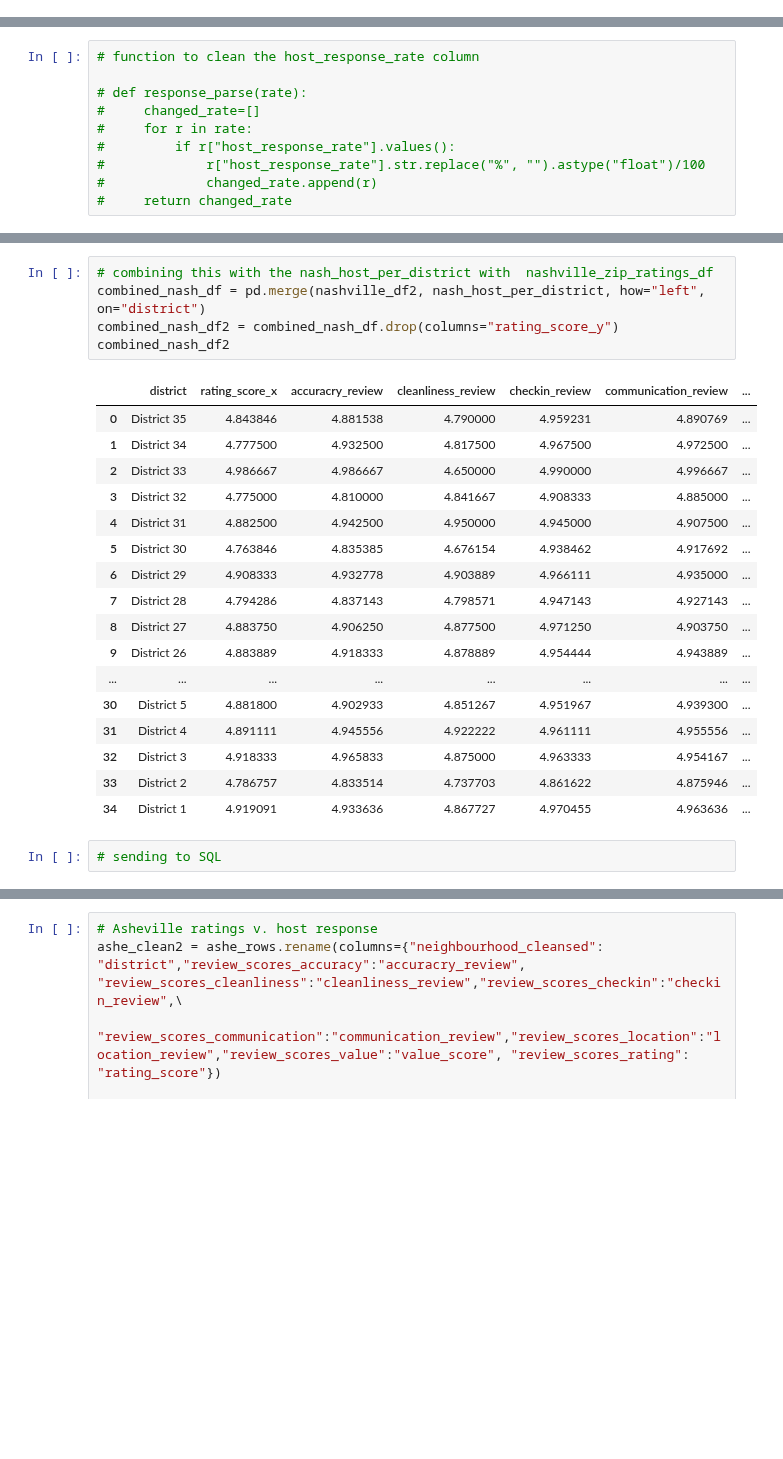
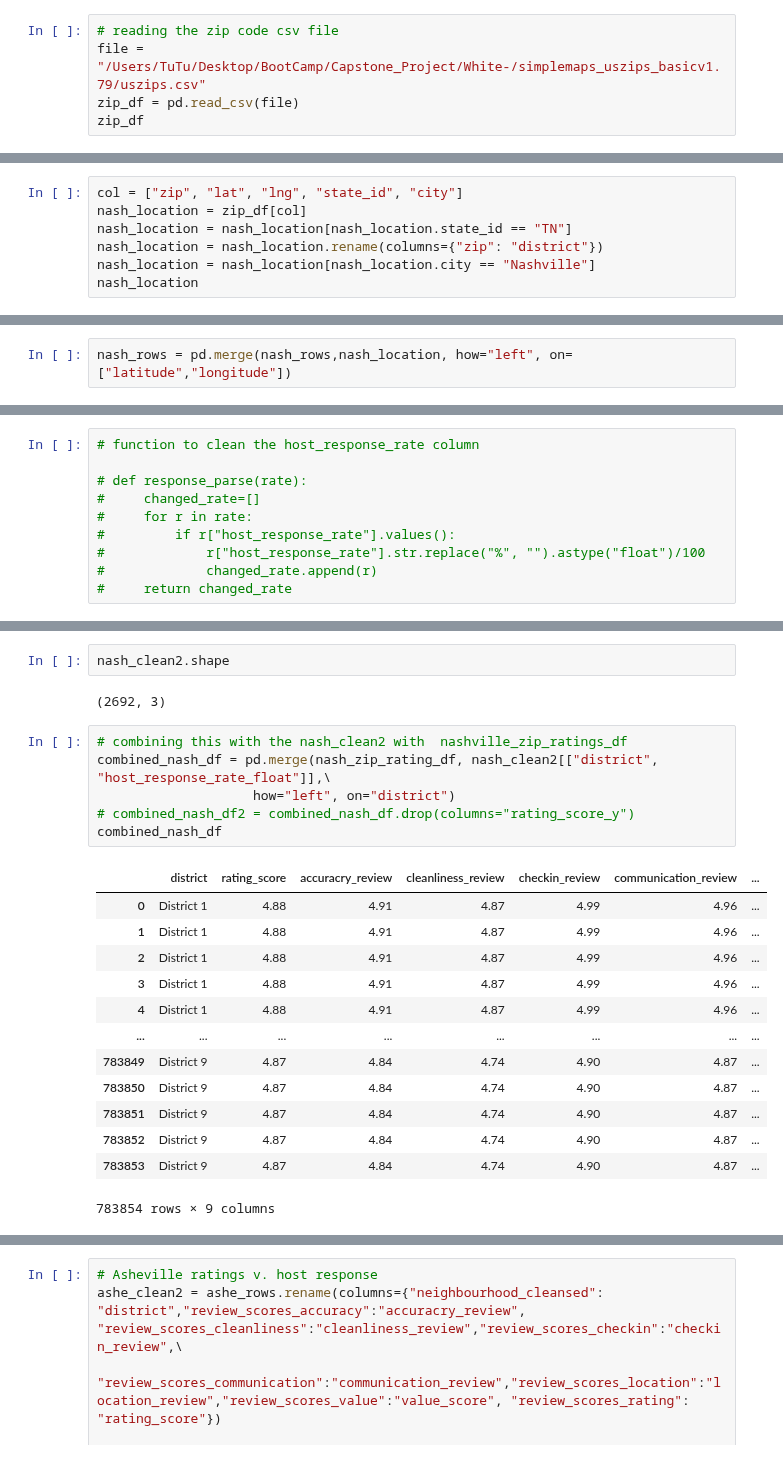
Before and after one commit to JonathanBrown003/Airbnb-A-Closer-Look-Nashville-Asheville, a Jupyter notebook: Analysis_Tu.ipynb, the cells around one changed output, grey strips where cells are left out. Saved outputs shown, nothing was run; the diff lists cells and outputs as text; blank space fills up the shorter version.

```diff
--- a/Analysis_Tu.ipynb
+++ b/Analysis_Tu.ipynb
@@ -5,3 +5,8 @@ import pandas as pd
 import numpy as np
 from sqlalchemy import create_engine
 from config import db_password
+# %%
+# reading the zip code csv file
+file = "/Users/TuTu/Desktop/BootCamp/Capstone_Project/White-/simplemaps_uszips_basicv1.79/uszips.csv"
+zip_df = pd.read_csv(file)
+zip_df
@@ -7,0 +27,7 @@ from config import db_password
+# %%
+col = ["zip", "lat", "lng", "state_id", "city"]
+nash_location = zip_df[col]
+nash_location = nash_location[nash_location.state_id == "TN"]
+nash_location = nash_location.rename(columns={"zip": "district"})
+nash_location = nash_location[nash_location.city == "Nashville"]
+nash_location
@@ -130,0 +229,2 @@ Index(['id', 'listing_url', 'name', 'description', 'neighborhood_overview',
+# %%
+nash_rows = pd.merge(nash_rows,nash_location, how="left", on=["latitude","longitude"])
@@ -1452,25 +1602,24 @@ nash_host_per_district
+# %%
+nash_clean2.shape
+# %% [output]
+(2692, 3)
 # %%
-# combining this with the nash_host_per_district with  nashville_zip_ratings_df
-combined_nash_df = pd.merge(nashville_df2, nash_host_per_district, how="left", on="district")
-combined_nash_df2 = combined_nash_df.drop(columns="rating_score_y")
-combined_nash_df2
+# combining this with the nash_clean2 with  nashville_zip_ratings_df
+combined_nash_df = pd.merge(nash_zip_rating_df, nash_clean2[["district", "host_response_rate_float"]],\
+                    how="left", on="district")
+# combined_nash_df2 = combined_nash_df.drop(columns="rating_score_y")
+combined_nash_df
 # %% [output]
-|  | district | rating_score_x | accuracry_review | cleanliness_review | checkin_review | communication_review | ... |
-| 0 | District 35 | 4.843846 | 4.881538 | 4.790000 | 4.959231 | 4.890769 | ... |
-| 1 | District 34 | 4.777500 | 4.932500 | 4.817500 | 4.967500 | 4.972500 | ... |
-| 2 | District 33 | 4.986667 | 4.986667 | 4.650000 | 4.990000 | 4.996667 | ... |
-| 3 | District 32 | 4.775000 | 4.810000 | 4.841667 | 4.908333 | 4.885000 | ... |
-| 4 | District 31 | 4.882500 | 4.942500 | 4.950000 | 4.945000 | 4.907500 | ... |
-| 5 | District 30 | 4.763846 | 4.835385 | 4.676154 | 4.938462 | 4.917692 | ... |
-| 6 | District 29 | 4.908333 | 4.932778 | 4.903889 | 4.966111 | 4.935000 | ... |
-| 7 | District 28 | 4.794286 | 4.837143 | 4.798571 | 4.947143 | 4.927143 | ... |
-| 8 | District 27 | 4.883750 | 4.906250 | 4.877500 | 4.971250 | 4.903750 | ... |
-| 9 | District 26 | 4.883889 | 4.918333 | 4.878889 | 4.954444 | 4.943889 | ... |
+|  | district | rating_score | accuracry_review | cleanliness_review | checkin_review | communication_review | ... |
+| 0 | District 1 | 4.88 | 4.91 | 4.87 | 4.99 | 4.96 | ... |
+| 1 | District 1 | 4.88 | 4.91 | 4.87 | 4.99 | 4.96 | ... |
+| 2 | District 1 | 4.88 | 4.91 | 4.87 | 4.99 | 4.96 | ... |
+| 3 | District 1 | 4.88 | 4.91 | 4.87 | 4.99 | 4.96 | ... |
+| 4 | District 1 | 4.88 | 4.91 | 4.87 | 4.99 | 4.96 | ... |
 | ... | ... | ... | ... | ... | ... | ... | ... |
-| 30 | District 5 | 4.881800 | 4.902933 | 4.851267 | 4.951967 | 4.939300 | ... |
-| 31 | District 4 | 4.891111 | 4.945556 | 4.922222 | 4.961111 | 4.955556 | ... |
-| 32 | District 3 | 4.918333 | 4.965833 | 4.875000 | 4.963333 | 4.954167 | ... |
-| 33 | District 2 | 4.786757 | 4.833514 | 4.737703 | 4.861622 | 4.875946 | ... |
-| 34 | District 1 | 4.919091 | 4.933636 | 4.867727 | 4.970455 | 4.963636 | ... |
+| 783849 | District 9 | 4.87 | 4.84 | 4.74 | 4.90 | 4.87 | ... |
+| 783850 | District 9 | 4.87 | 4.84 | 4.74 | 4.90 | 4.87 | ... |
+| 783851 | District 9 | 4.87 | 4.84 | 4.74 | 4.90 | 4.87 | ... |
+| 783852 | District 9 | 4.87 | 4.84 | 4.74 | 4.90 | 4.87 | ... |
+| 783853 | District 9 | 4.87 | 4.84 | 4.74 | 4.90 | 4.87 | ... |
+783854 rows × 9 columns
-# %%
-# sending to SQL
```
Also changed, not shown: parts of 52 cells of this notebook, 3 other files.
